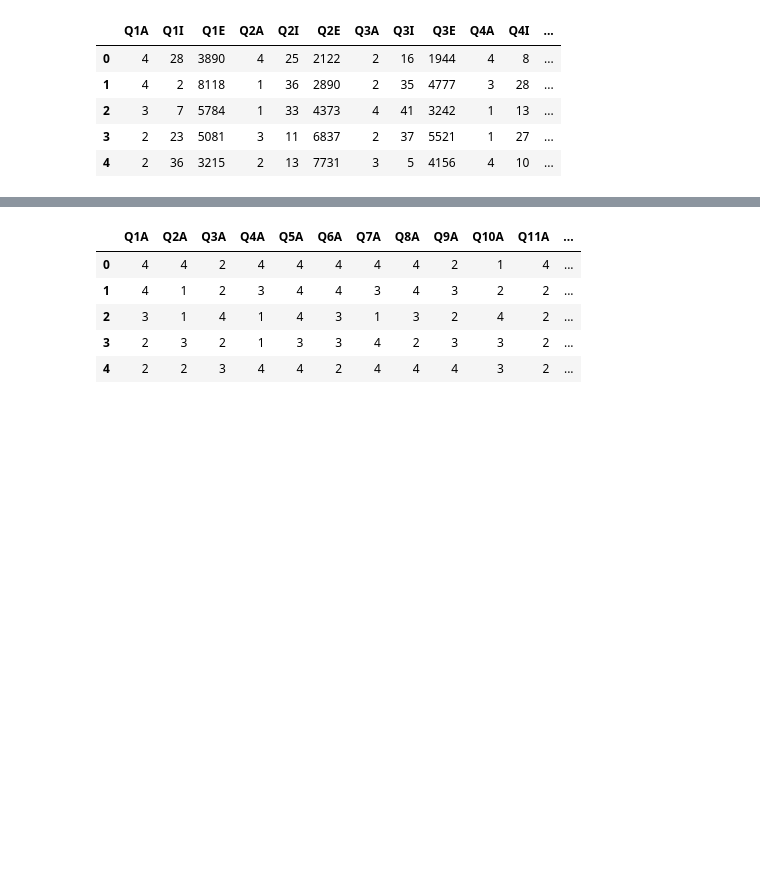
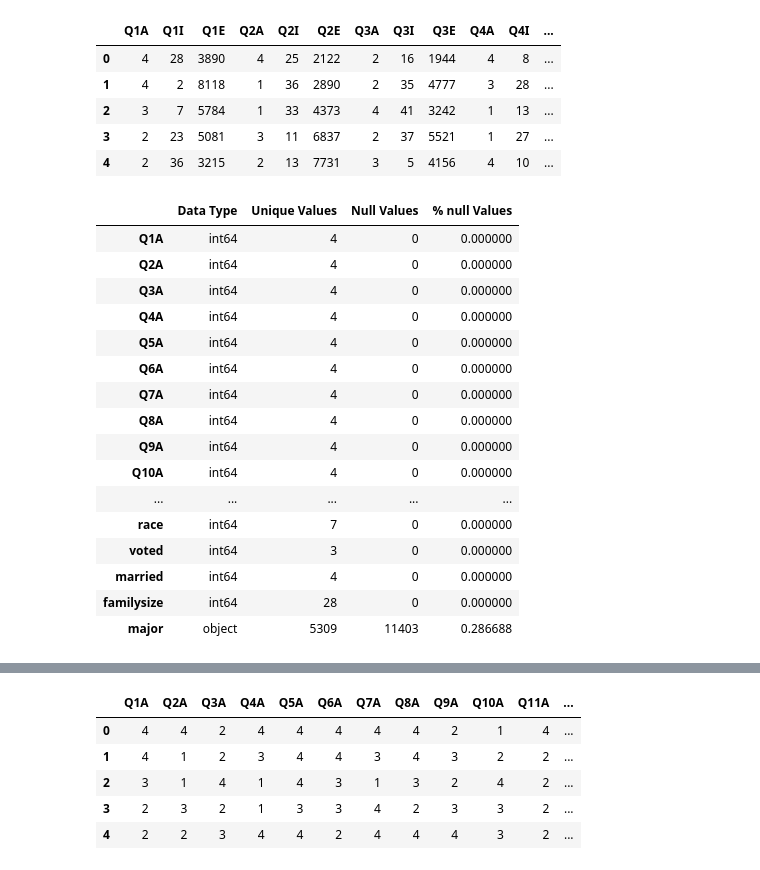
Before and after one commit to azzezzanf/MLpsychology, a Jupyter notebook: CNNTest.ipynb, the cells around one changed output, grey strips where cells are left out. Drawn from its saved outputs; the diff is of its cells as text; code cells hidden in the pictures; blank space fills up the shorter version.

```diff
--- a/CNNTest.ipynb
+++ b/CNNTest.ipynb
@@ -15,3 +17,40 @@ data.head()
 | 2 | 3 | 7 | 5784 | 1 | 33 | 4373 | 4 | 41 | 3242 | 1 | 13 | ... |
 | 3 | 2 | 23 | 5081 | 3 | 11 | 6837 | 2 | 37 | 5521 | 1 | 27 | ... |
 | 4 | 2 | 36 | 3215 | 2 | 13 | 7731 | 3 | 5 | 4156 | 4 | 10 | ... |
+# %%
+# duplicate data
+data1 = data.copy()
+
+data2 = data1[data1.columns.drop(list(data1.filter(regex='Q\d{1,2}[I,E]')))]
+data2 = data2[data2.columns.drop(list(data2.filter(regex='(elapse)')))]
+
+# print('Shape',data_1.shape)
+# print('Attributes',data_1.columns)
+# print('Shape',data_2.shape)
+# print('Attributes',data_2.columns)
+
+# resultant of above dataframe
+# checking the types of varibles in the dataset(int,float,object)
+dtypes=pd.DataFrame(data2.dtypes,columns=["Data Type"])
+dtypes["Unique Values"]=data2.nunique()
+dtypes["Null Values"]=data2.isnull().sum()
+dtypes["% null Values"]=data2.isnull().sum()/len(data2)
+dtypes.style.background_gradient(cmap='Set2',axis=0)
+# %% [output]
+|  | Data Type | Unique Values | Null Values | % null Values |
+| Q1A | int64 | 4 | 0 | 0.000000 |
+| Q2A | int64 | 4 | 0 | 0.000000 |
+| Q3A | int64 | 4 | 0 | 0.000000 |
+| Q4A | int64 | 4 | 0 | 0.000000 |
+| Q5A | int64 | 4 | 0 | 0.000000 |
+| Q6A | int64 | 4 | 0 | 0.000000 |
+| Q7A | int64 | 4 | 0 | 0.000000 |
+| Q8A | int64 | 4 | 0 | 0.000000 |
+| Q9A | int64 | 4 | 0 | 0.000000 |
+| Q10A | int64 | 4 | 0 | 0.000000 |
+| ... | ... | ... | ... | ... |
+| race | int64 | 7 | 0 | 0.000000 |
+| voted | int64 | 3 | 0 | 0.000000 |
+| married | int64 | 4 | 0 | 0.000000 |
+| familysize | int64 | 28 | 0 | 0.000000 |
+| major | object | 5309 | 11403 | 0.286688 |
```
Also changed, not shown: parts of 13 cells of this notebook.
